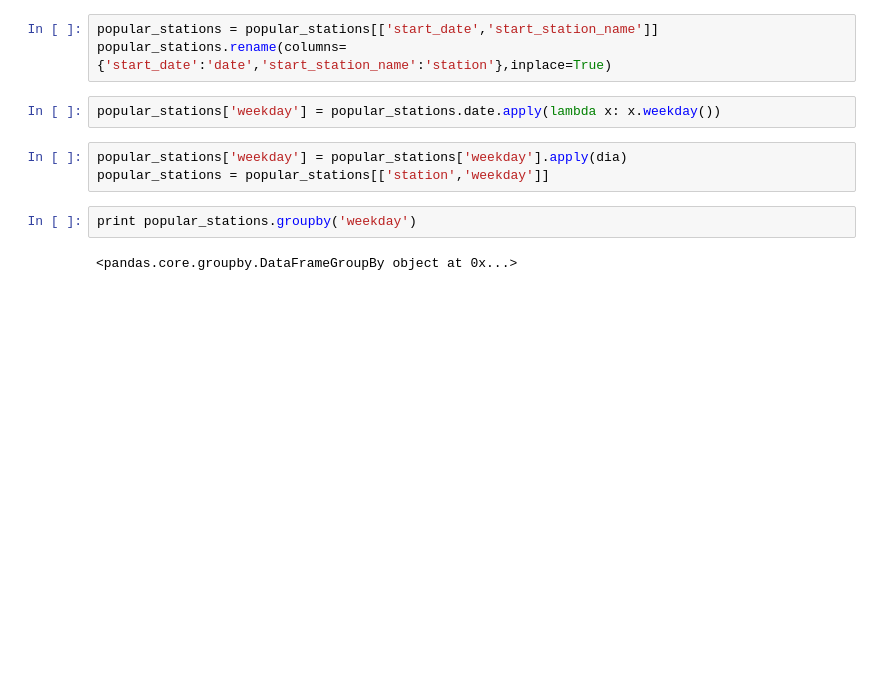
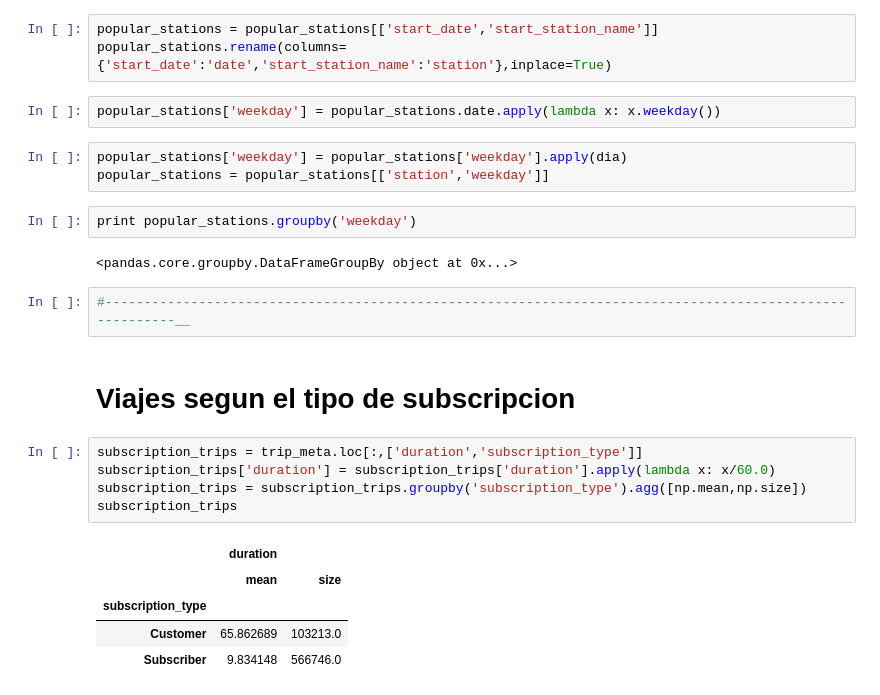
Before and after one commit to hernantain/Analisis-San-Francisco, a Jupyter notebook: analisis.ipynb, the cells around one changed output. Saved outputs shown, nothing was run; the diff lists cells and outputs as text; blank space fills up the shorter version.

```diff
--- a/analisis.ipynb
+++ b/analisis.ipynb
@@ -305,3 +305,18 @@ popular_stations = popular_stations[['station','weekday']]
 print popular_stations.groupby('weekday')
 # %% [output]
 <pandas.core.groupby.DataFrameGroupBy object at 0x...>
+# %%
+#---------------------------------------------------------------------------------------------------------__
+# %% [markdown]
+# Viajes segun el tipo de subscripcion
+# %%
+subscription_trips = trip_meta.loc[:,['duration','subscription_type']]
+subscription_trips['duration'] = subscription_trips['duration'].apply(lambda x: x/60.0)
+subscription_trips = subscription_trips.groupby('subscription_type').agg([np.mean,np.size])
+subscription_trips
+# %% [output]
+|  | duration |  |
+|  | mean | size |
+| subscription_type |  |  |
+| Customer | 65.862689 | 103213.0 |
+| Subscriber | 9.834148 | 566746.0 |
```
Also changed, not shown: parts of 3 cells of this notebook.
